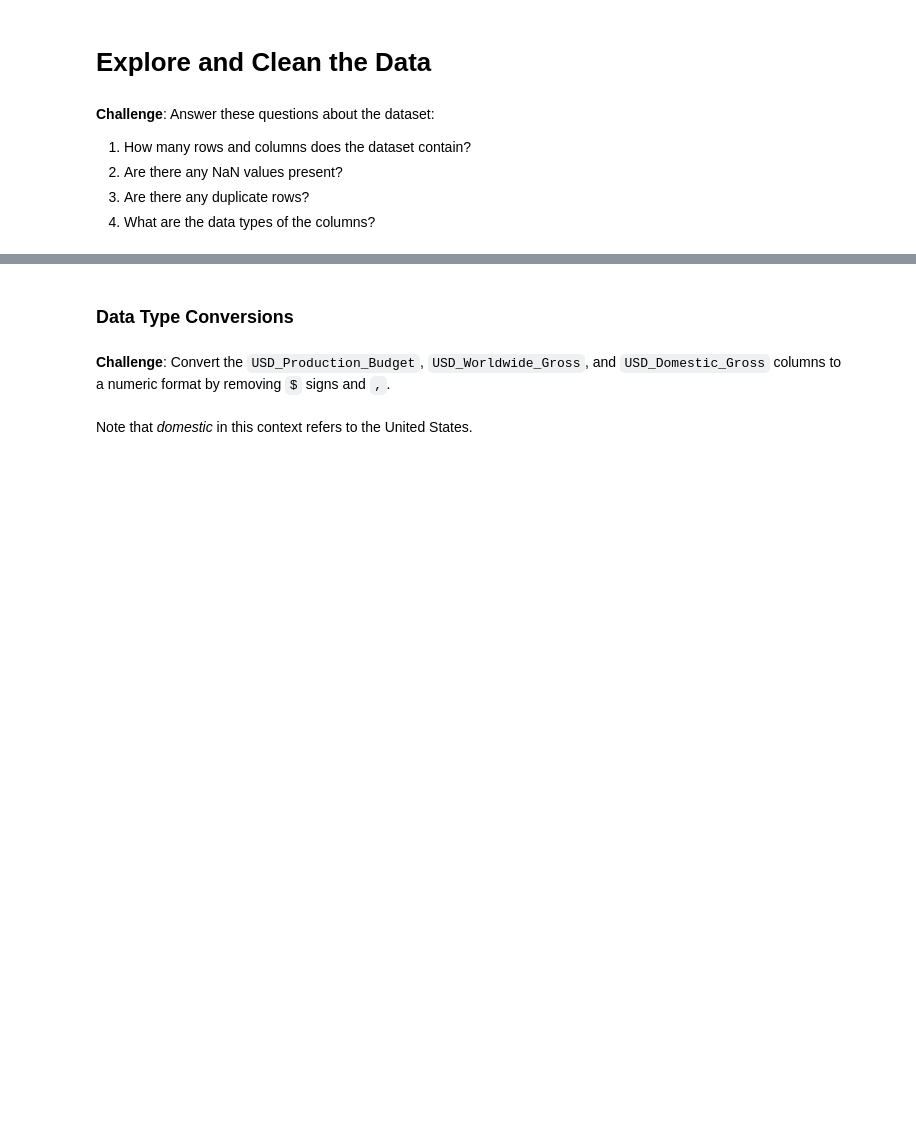
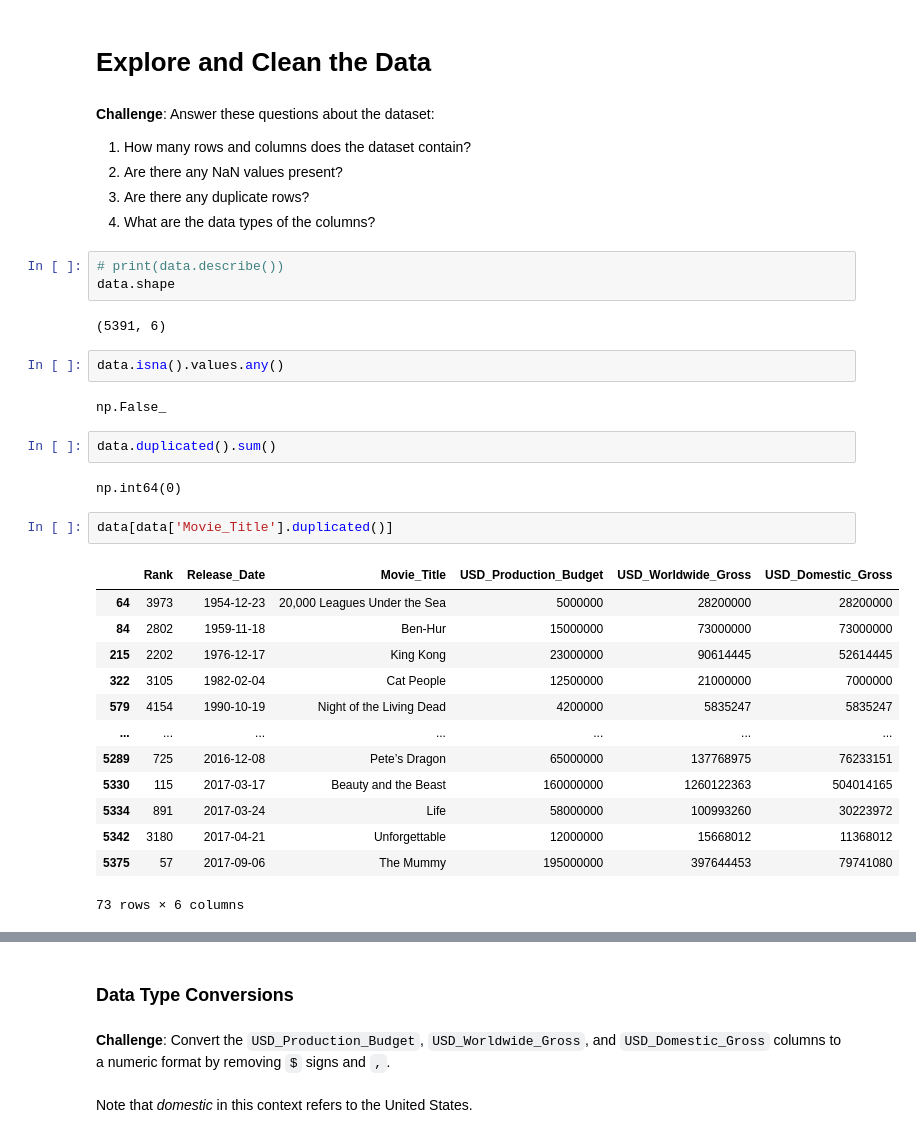
Before and after one commit to AndyRoy04/100DaysOfCode_Python, a Jupyter notebook: Day_78/Seaborn_and_Linear_Regression_(start).ipynb, the cells around one changed output, grey strips where cells are left out. Drawn from its saved outputs; the diff is of its cells as text; blank space fills up the shorter version.

```diff
--- a/Day_78/Seaborn_and_Linear_Regression_(start).ipynb
+++ b/Day_78/Seaborn_and_Linear_Regression_(start).ipynb
@@ -28,3 +28,32 @@ data = pd.read_csv('cost_revenue_dirty.csv')
 2. Are there any NaN values present?
 3. Are there any duplicate rows?
 4. What are the data types of the columns?
+# %%
+# print(data.describe())
+data.shape
+# %% [output]
+(5391, 6)
+# %%
+data.isna().values.any()
+# %% [output]
+np.False_
+# %%
+data.duplicated().sum()
+# %% [output]
+np.int64(0)
+# %%
+data[data['Movie_Title'].duplicated()]
+# %% [output]
+|  | Rank | Release_Date | Movie_Title | USD_Production_Budget | USD_Worldwide_Gross | USD_Domestic_Gross |
+| 64 | 3973 | 1954-12-23 | 20,000 Leagues Under the Sea | 5000000 | 28200000 | 28200000 |
+| 84 | 2802 | 1959-11-18 | Ben-Hur | 15000000 | 73000000 | 73000000 |
+| 215 | 2202 | 1976-12-17 | King Kong | 23000000 | 90614445 | 52614445 |
+| 322 | 3105 | 1982-02-04 | Cat People | 12500000 | 21000000 | 7000000 |
+| 579 | 4154 | 1990-10-19 | Night of the Living Dead | 4200000 | 5835247 | 5835247 |
+| ... | ... | ... | ... | ... | ... | ... |
+| 5289 | 725 | 2016-12-08 | Pete’s Dragon | 65000000 | 137768975 | 76233151 |
+| 5330 | 115 | 2017-03-17 | Beauty and the Beast | 160000000 | 1260122363 | 504014165 |
+| 5334 | 891 | 2017-03-24 | Life | 58000000 | 100993260 | 30223972 |
+| 5342 | 3180 | 2017-04-21 | Unforgettable | 12000000 | 15668012 | 11368012 |
+| 5375 | 57 | 2017-09-06 | The Mummy | 195000000 | 397644453 | 79741080 |
+73 rows × 6 columns
```
Also changed, not shown: parts of 4 cells of this notebook.
